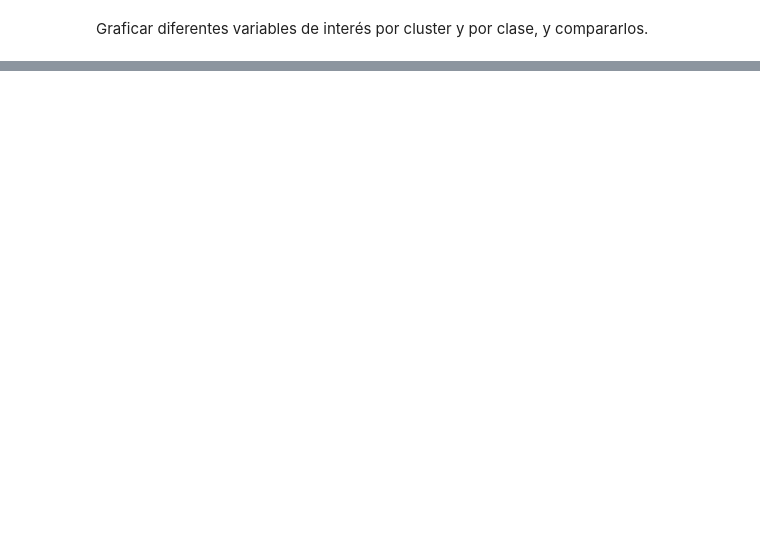
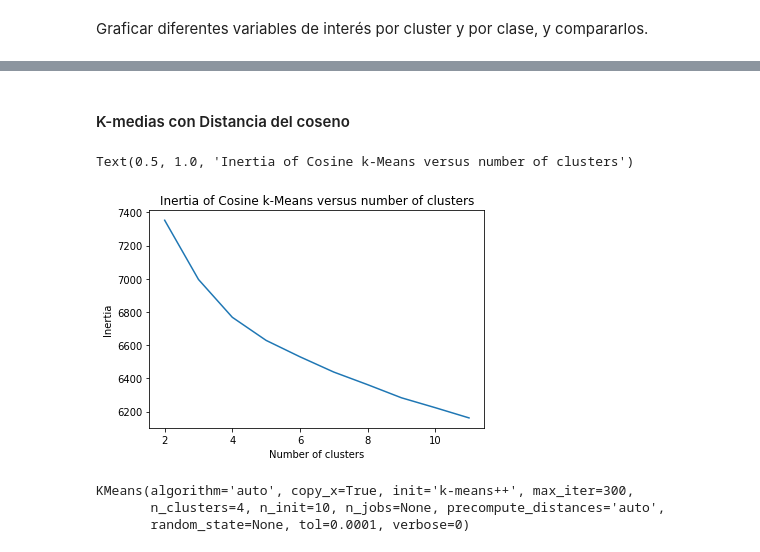
Before and after one commit to joseleonardocarabajal/MentoriaNivelPobrezaCostaRica, a Jupyter notebook: Practico 5 - Aprendizaje No Supervisado/5- Pobreza en Costa Rica - Aprendizaje No Supervisado.ipynb, the cells around one changed output, grey strips where cells are left out. Saved outputs shown, nothing was run; the diff lists cells and outputs as text; code cells hidden in the pictures; blank space fills up the shorter version.

```diff
--- a/Practico 5 - Aprendizaje No Supervisado/5- Pobreza en Costa Rica - Aprendizaje No Supervisado.ipynb
+++ b/Practico 5 - Aprendizaje No Supervisado/5- Pobreza en Costa Rica - Aprendizaje No Supervisado.ipynb
@@ -491,0 +524,19 @@ En caso de que hayan dividido en Train/Test los datasets y utilizado la misma ca
+# %% [markdown]
+#### K-medias con Distancia del coseno
+# %%
+normalized_vectors = preprocessing.normalize(_ds_ind)
+scores = [KMeans(n_clusters=i+2).fit(normalized_vectors).inertia_ for i in range(10)]
+plt.plot(np.arange(2, 12), scores)
+plt.xlabel('Number of clusters')
+plt.ylabel("Inertia")
+plt.title("Inertia of Cosine k-Means versus number of clusters")
+# %% [output]
+Text(0.5, 1.0, 'Inertia of Cosine k-Means versus number of clusters')
+[figure, added]
+# %%
+normalized_kmeans = KMeans(n_clusters=4)
+normalized_kmeans.fit(normalized_vectors)
+# %% [output]
+KMeans(algorithm='auto', copy_x=True, init='k-means++', max_iter=300,
+       n_clusters=4, n_init=10, n_jobs=None, precompute_distances='auto',
+       random_state=None, tol=0.0001, verbose=0)
```
Also changed, not shown: parts of 33 cells of this notebook, 2 other files.
